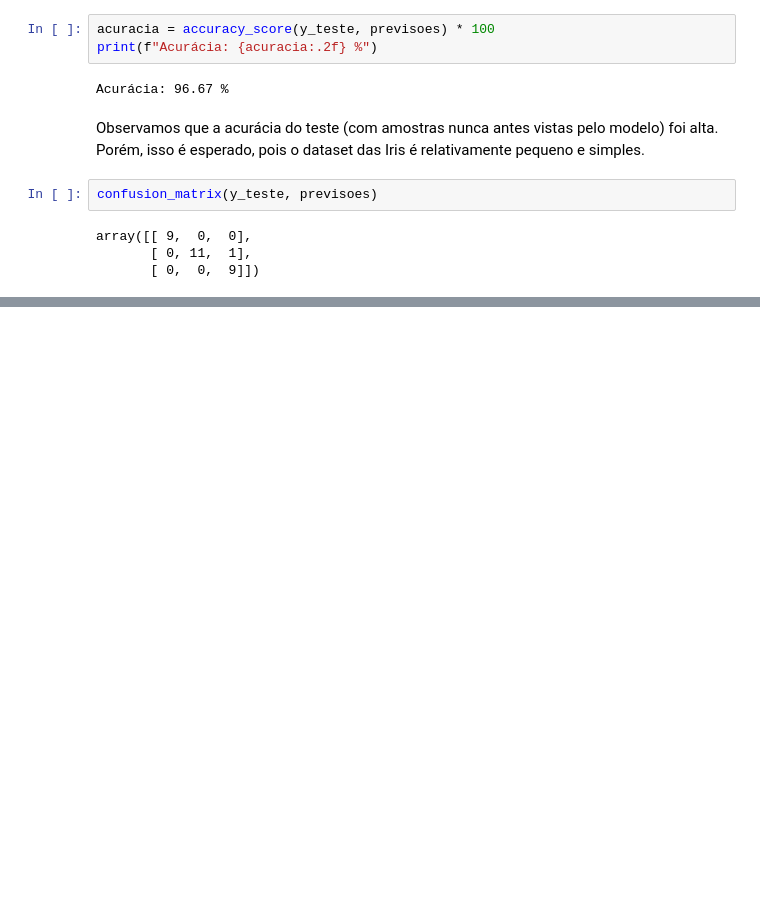
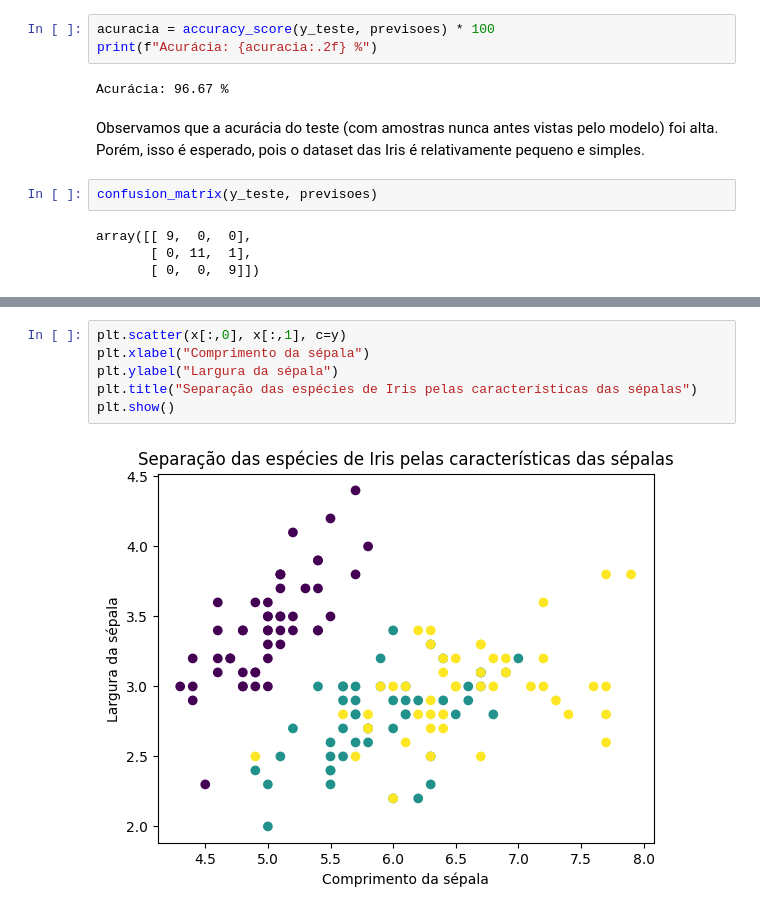
Before and after one commit to ateteu/classificacao-iris-ml, a Jupyter notebook: iris-ml.ipynb, the cells around one changed output, grey strips where cells are left out. Saved outputs shown, nothing was run; the diff lists cells and outputs as text; blank space fills up the shorter version.

```diff
--- a/iris-ml.ipynb
+++ b/iris-ml.ipynb
@@ -147,0 +171,8 @@ Por exemplo, houve 1 classificação errada da espécie 2, que o modelo classifi
+# %%
+plt.scatter(x[:,0], x[:,1], c=y)
+plt.xlabel("Comprimento da sépala")
+plt.ylabel("Largura da sépala")
+plt.title("Separação das espécies de Iris pelas características das sépalas")
+plt.show()
+# %% [output]
+[figure, added]
```
Also changed, not shown: parts of 6 cells of this notebook.
